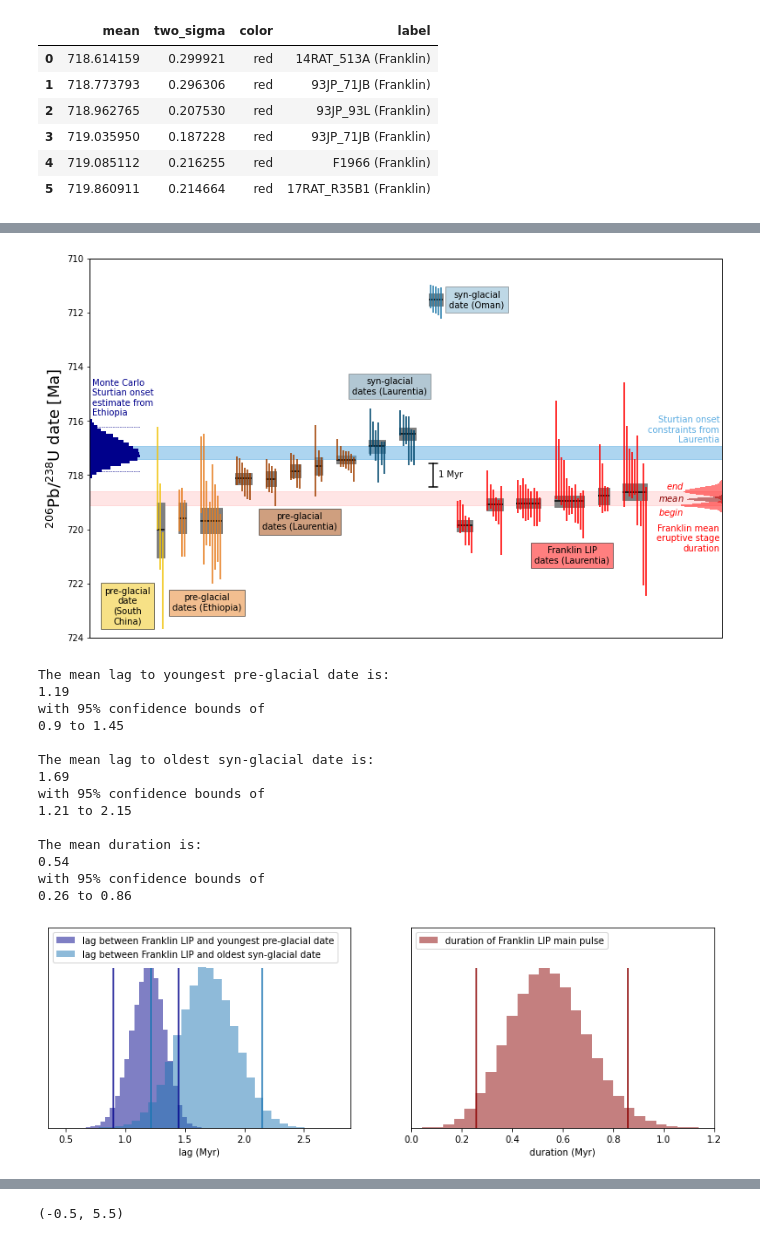
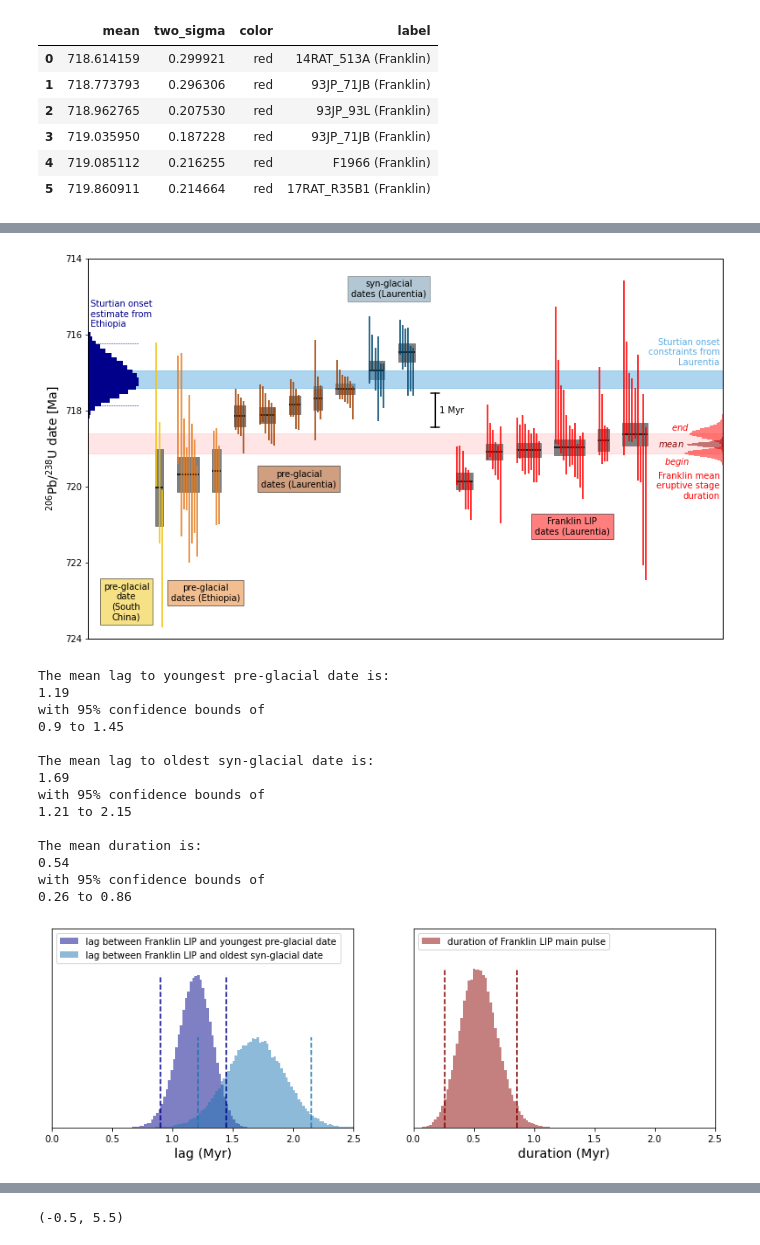
Before and after one commit to Swanson-Hysell/Franklin_LIP, a Jupyter notebook: code/Sturtian_Franklin_Dates.ipynb, the cells around one changed output, grey strips where cells are left out. Drawn from its saved outputs; the diff is of its cells as text; code cells hidden in the pictures.

Commit message:
adjust date bar figure axes and label sizes

```diff
--- a/code/Sturtian_Franklin_Dates.ipynb
+++ b/code/Sturtian_Franklin_Dates.ipynb
@@ -636,12 +635,12 @@ with 95% confidence bounds of
 # %%
 xlim = (-22,210)
-ylim = (724,710)
+ylim = (724,714)
 
 all_dates_dfs = [Lan2020,
+                 SAM_ET_04,
                  SAM_ET_03,
-                 SAM_ET_04,
+                 _15PM06,
                  _15PM08,
-                 _15PM06,
                  F837A,
                  F837C,
                  F837B,
@@ -656,10 +655,10 @@ all_dates_dfs = [Lan2020,
                  _14RAT_513A]
 
 all_dates_dicts = [Lan2020_mean,
+                   SAM_ET_04_mean,
                    SAM_ET_03_mean,
-                   SAM_ET_04_mean,
+                   _15PM06_mean,
                    _15PM08_mean,
-                   _15PM06_mean,
                   F837A_mean,
                   F837C_mean,
                   F837B_mean,
@@ -721,55 +720,56 @@ twinax.set_xticks([])
 twinax.set_ylim(ylim)
 
 twinax2 = ax.twiny()
 twinax2.hist(resampled_min_dates, bins=30, histtype='stepfilled',  orientation='horizontal', alpha=0.5,
          label='resampled minimum dates',color='red')
 hist_values = twinax2.hist(resampled_mean_dates, bins=30, histtype='stepfilled',  orientation='horizontal', alpha=0.5,
          label='resampled mean dates',color='darkred')
 twinax2.hist(resampled_max_dates, bins=30, histtype='stepfilled',  orientation='horizontal', alpha=0.5,
          label='resampled maximum dates',color='red')
 twinax2.set_xlim(0,np.max(hist_values[0])*18)
 twinax2.invert_xaxis()
 twinax2.set_xticks([])
 twinax.set_ylim(ylim)
 
 ax.text(-8,723.5,'pre-glacial\ndate\n(South\nChina)',horizontalalignment='center',bbox=dict(facecolor=South_China_color, alpha=0.5))
 ax.text(21,723,'pre-glacial\ndates (Ethiopia)',horizontalalignment='center',bbox=dict(facecolor=Ethiopia_color, alpha=0.5))
 ax.text(55,720,'pre-glacial\ndates (Laurentia)',horizontalalignment='center',bbox=dict(facecolor=Laurentia_pre_glacial_color, alpha=0.5))
 ax.text(88,715,'syn-glacial\ndates (Laurentia)',horizontalalignment='center',bbox=dict(facecolor=Laurentia_syn_glacial_color, alpha=0.3))
-ax.text(120,711.8,'syn-glacial\ndate (Oman)',horizontalalignment='center',bbox=dict(facecolor=Oman_syn_glacial_color, alpha=0.3))
+#ax.text(120,711.8,'syn-glacial\ndate (Oman)',horizontalalignment='center',bbox=dict(facecolor=Oman_syn_glacial_color, alpha=0.3))
 ax.text(155,721.25,'Franklin LIP\ndates (Laurentia)',horizontalalignment='center',bbox=dict(facecolor=Franklin_color, alpha=0.5))
-ax.text(xlim[0]+1,715.8,'Monte Carlo\nSturtian onset\nestimate from\nEthiopia',color='darkblue',horizontalalignment='left')
+ax.text(xlim[0]+1,715.8,'Sturtian onset\nestimate from\nEthiopia',color='darkblue',horizontalalignment='left')
 ax.text(xlim[1]-1,716.8,'Sturtian onset\nconstraints from\nLaurentia',color='#5DADE2',horizontalalignment='right')
 
-ax.text(xlim[1]-14,np.median(resampled_mean_dates)-0.5,'$\it{end}$',color=Franklin_color,horizontalalignment='right',verticalalignment='center')
+ax.text(xlim[1]-12,np.median(resampled_mean_dates)-0.45,'$\it{end}$',color=Franklin_color,horizontalalignment='right',verticalalignment='center')
 ax.text(xlim[1]-14,np.median(resampled_mean_dates),'$\it{mean}$',color='darkred',horizontalalignment='right',verticalalignment='center')
-ax.text(xlim[1]-14,np.median(resampled_mean_dates)+0.5,'$\it{begin}$',color=Franklin_color,horizontalalignment='right',verticalalignment='center')
+ax.text(xlim[1]-12,np.median(resampled_mean_dates)+0.45,'$\it{begin}$',color=Franklin_color,horizontalalignment='right',verticalalignment='center')
 
-ax.text(xlim[1]-1,719.8,'Franklin mean\neruptive stage\nduration',color=Franklin_color,horizontalalignment='right',verticalalignment='top')
+ax.text(xlim[1]-1,719.6,'Franklin mean\neruptive stage\nduration',color=Franklin_color,horizontalalignment='right',verticalalignment='top')
 
 line_bottom = franklin_lower_bound - 0.1
-ax.annotate("", xy=(104, line_bottom), xycoords='data', xytext=(104, line_bottom-1),arrowprops=dict(arrowstyle="|-|,widthA=0.5, angleA=0, widthB=0.5, angleB=0",linewidth=1.5))
-ax.text(106,line_bottom-0.5,
+ax.annotate("", xy=(105, line_bottom), xycoords='data', xytext=(105, line_bottom-1),arrowprops=dict(arrowstyle="|-|,widthA=0.5, angleA=0, widthB=0.5, angleB=0",linewidth=1.5))
+ax.text(106.5,line_bottom-0.5,
         '1 Myr',color='black',horizontalalignment='left',verticalalignment='center')
 
 plt.savefig('./code_output/dates.pdf')
 plt.show(fig)
 # %% [output]
-[figure, old version]
+[figure, new version]
 # %%
 plt.figure(figsize=(13,4))
 
 ax0 = plt.subplot(1,2,1)
-values = ax0.hist(resampled_lags_pre_date, bins=30, histtype='stepfilled', color='darkblue',
+values = ax0.hist(resampled_lags_pre_date, bins=np.arange(min(resampled_lags_pre_date), max(resampled_lags_pre_date) + 0.02, 0.02),
+                  histtype='stepfilled', color='darkblue',
                   alpha=0.5,label='lag between Franklin LIP and youngest pre-glacial date')
 histmax = np.max(values[0])
-ylims = [0,histmax*1.25]
+ylims = [0,histmax*1.3]
 
 lag_mean = np.mean(resampled_lags_pre_date)
 lag_percentile_2_5 = np.percentile(resampled_lags_pre_date,2.5)
 lag_percentile_97_5 = np.percentile(resampled_lags_pre_date,97.5)
-ax0.vlines(x=lag_percentile_2_5,ymin=ylims[0],ymax=histmax,color='darkblue')
-ax0.vlines(x=lag_percentile_97_5,ymin=ylims[0],ymax=histmax,color='darkblue')
+ax0.vlines(x=lag_percentile_2_5,ymin=ylims[0],ymax=histmax,color='darkblue',linestyles='--')
+ax0.vlines(x=lag_percentile_97_5,ymin=ylims[0],ymax=histmax,color='darkblue',linestyles='--')
 ax0.set_ylim(ylims[0],ylims[1])
 ax0.set_yticks([])
 print('The mean lag to youngest pre-glacial date is:')
@@ -777,16 +777,20 @@ print(round(lag_mean,2))
 print('with 95% confidence bounds of')
 print(str(round(lag_percentile_2_5,2)) + ' to ' + str(round(lag_percentile_97_5,2)))
 
-values = ax0.hist(resampled_lags_syn_date, bins=30, histtype='stepfilled', color='C0',
+values = ax0.hist(resampled_lags_syn_date,
+                  bins=np.arange(min(resampled_lags_syn_date), max(resampled_lags_syn_date) + 0.02, 0.02),
+                  histtype='stepfilled', color='C0',
                   alpha=0.5,label='lag between Franklin LIP and oldest syn-glacial date')
+histmax = np.max(values[0])
 
 lag_mean = np.mean(resampled_lags_syn_date)
 lag_percentile_2_5 = np.percentile(resampled_lags_syn_date,2.5)
 lag_percentile_97_5 = np.percentile(resampled_lags_syn_date,97.5)
-ax0.vlines(x=lag_percentile_2_5,ymin=ylims[0],ymax=histmax,color='C0')
-ax0.vlines(x=lag_percentile_97_5,ymin=ylims[0],ymax=histmax,color='C0')
+ax0.vlines(x=lag_percentile_2_5,ymin=ylims[0],ymax=histmax,color='C0',linestyles='--')
+ax0.vlines(x=lag_percentile_97_5,ymin=ylims[0],ymax=histmax,color='C0',linestyles='--')
+ax0.set_xlim(0,2.5)
 ax0.set_ylim(ylims[0],ylims[1])
-ax0.set_xlabel('lag (Myr)')
+ax0.set_xlabel('lag (Myr)', fontsize=14)
 ax0.set_yticks([])
 print('')
 print('The mean lag to oldest syn-glacial date is:')
@@ -798,7 +802,9 @@ ax0.legend(loc='upper left')
 
 
 ax1 = plt.subplot(1,2,2)
-values = ax1.hist(resampled_durations, bins=30, histtype='stepfilled', alpha=0.5,
+values = ax1.hist(resampled_durations,
+                  bins=np.arange(min(resampled_durations), max(resampled_durations) + 0.02, 0.02),
+                  histtype='stepfilled', alpha=0.5,
                   color='darkred', label='duration of Franklin LIP main pulse')
 histmax = np.max(values[0])
 ylims = [0,histmax*1.25]
@@ -807,11 +813,11 @@ duration_mean = np.mean(resampled_durations)
 duration_percentile_2_5 = np.percentile(resampled_durations,2.5)
 duration_percentile_97_5 = np.percentile(resampled_durations,97.5)
 
-ax1.vlines(x=duration_percentile_2_5,ymin=ylims[0],ymax=histmax, color='darkred')
-ax1.vlines(x=duration_percentile_97_5,ymin=ylims[0],ymax=histmax, color='darkred')
+ax1.vlines(x=duration_percentile_2_5,ymin=ylims[0],ymax=histmax, color='darkred',linestyles='--')
+ax1.vlines(x=duration_percentile_97_5,ymin=ylims[0],ymax=histmax, color='darkred',linestyles='--')
 ax1.set_ylim(ylims[0],ylims[1])
-ax1.set_xlim(0,1.2)
-ax1.set_xlabel('duration (Myr)')
+ax1.set_xlim(0,2.5)
+ax1.set_xlabel('duration (Myr)', fontsize=14)
 ax1.set_yticks([])
 print('')
 print('The mean duration is:')
@@ -820,6 +826,7 @@ print('with 95% confidence bounds of')
 print(str(round(duration_percentile_2_5,2)) + ' to ' + str(round(duration_percentile_97_5,2)))
 
 ax1.legend(loc='upper left')
+
 plt.savefig('./code_output/histograms.pdf')
 plt.show()
 # %% [output]
@@ -837,4 +844,4 @@ The mean duration is:
 0.54
 with 95% confidence bounds of
 0.26 to 0.86
-[figure, old version]
+[figure, new version]
```
Also changed, not shown: parts of 16 cells of this notebook, 4 other files.
